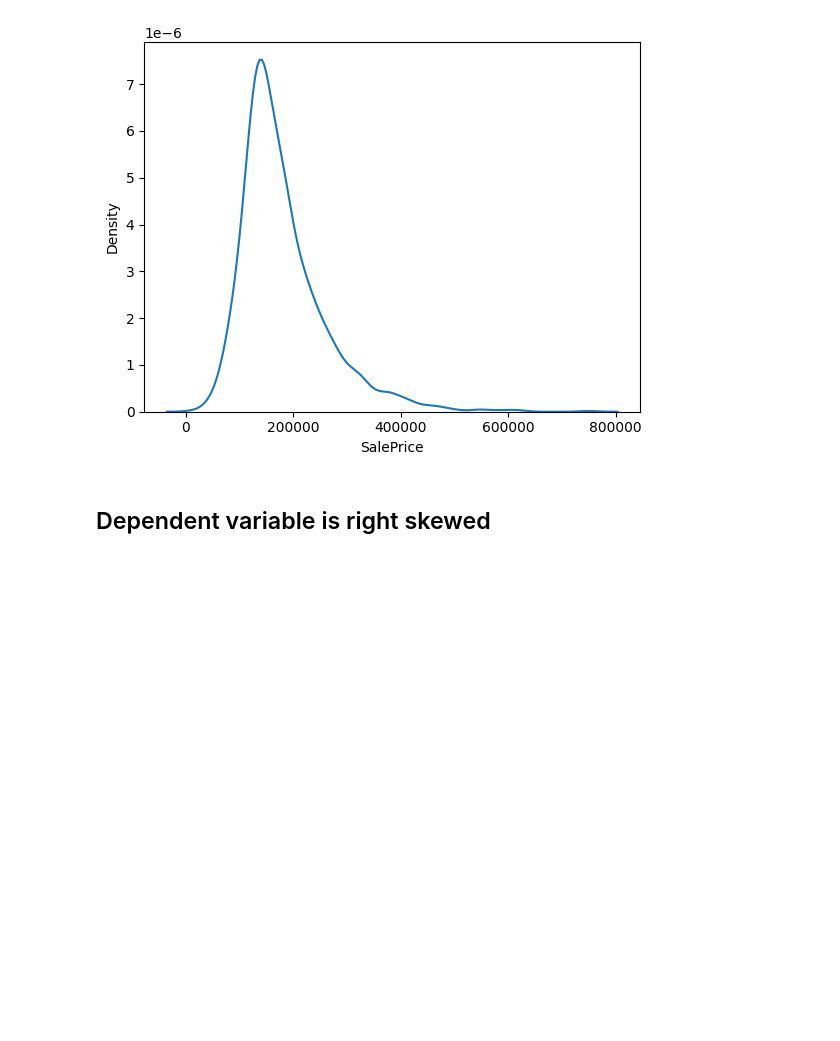
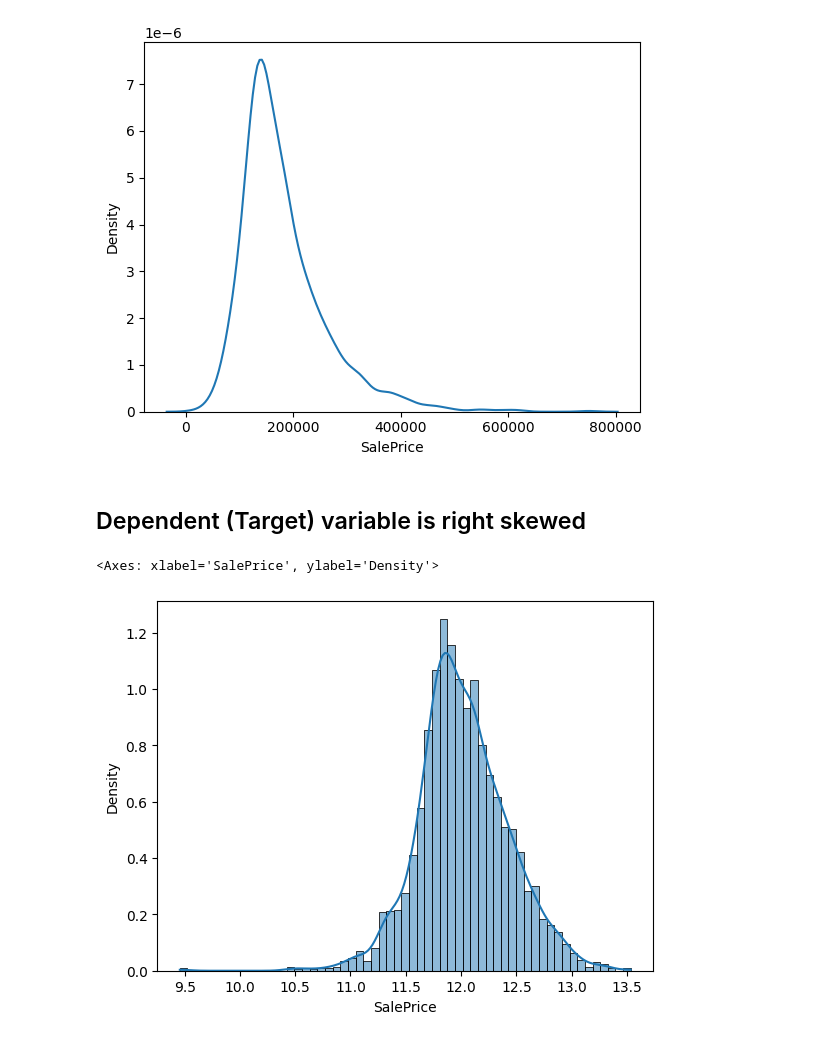
Before and after one commit to om-bhinsara/ames-house-price-prediction, a Jupyter notebook: notebooks/notebook.ipynb, the cells around one changed output. Cells and saved outputs as stored; diff of their text form; code cells hidden in the pictures; blank space fills up the shorter version.

```diff
--- a/notebooks/notebook.ipynb
+++ b/notebooks/notebook.ipynb
@@ -177,4 +177,11 @@ sns.kdeplot(data=df, x='SalePrice')
 <Axes: xlabel='SalePrice', ylabel='Density'>
 [figure]
 # %% [markdown]
-## Dependent variable is right skewed
+## Dependent (Target) variable is right skewed
+# %%
+df['SalePrice'] = np.log1p(df['SalePrice'])
+# %%
+sns.histplot(data=df, x='SalePrice', bins='auto', kde=True, stat="density")
+# %% [output]
+<Axes: xlabel='SalePrice', ylabel='Density'>
+[figure, added]
```
Also changed, not shown: parts of 6 cells of this notebook.
